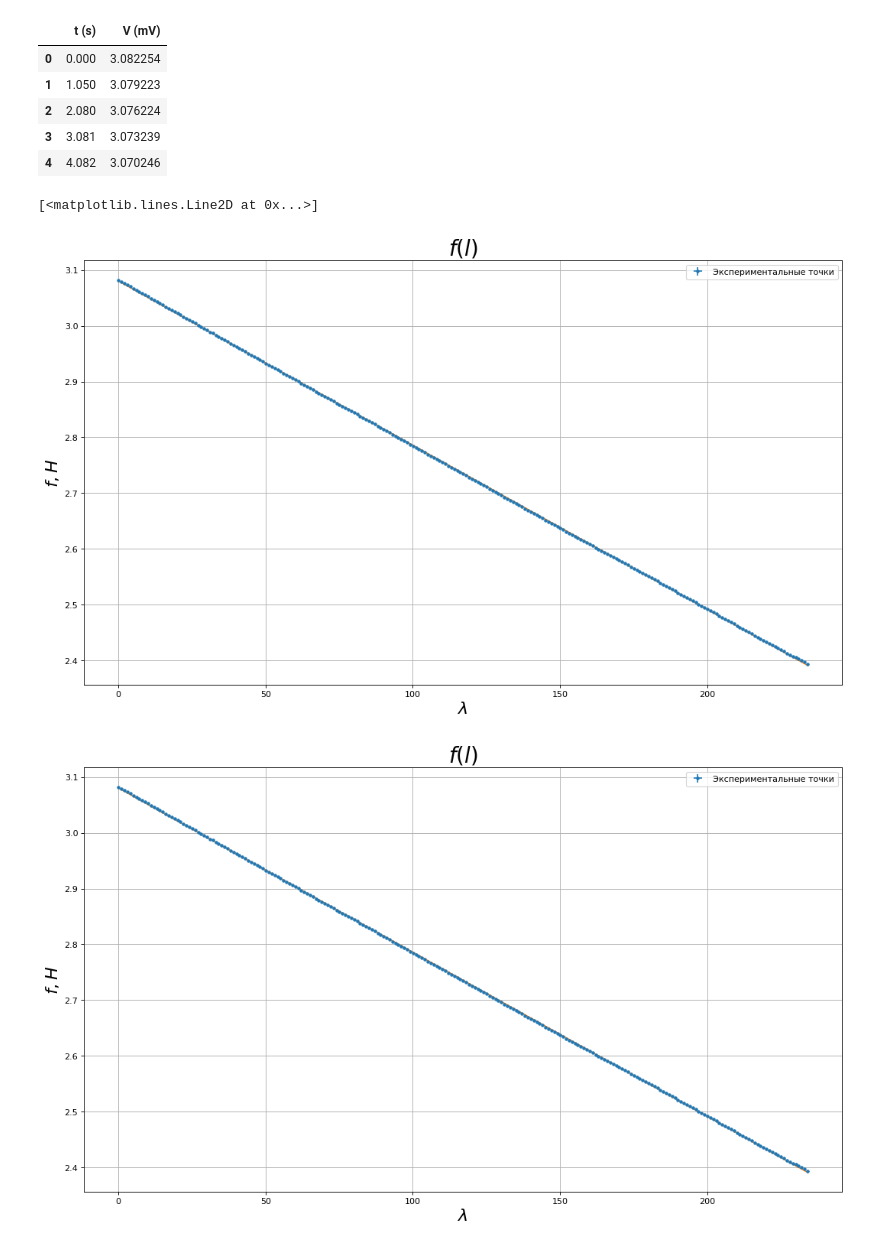
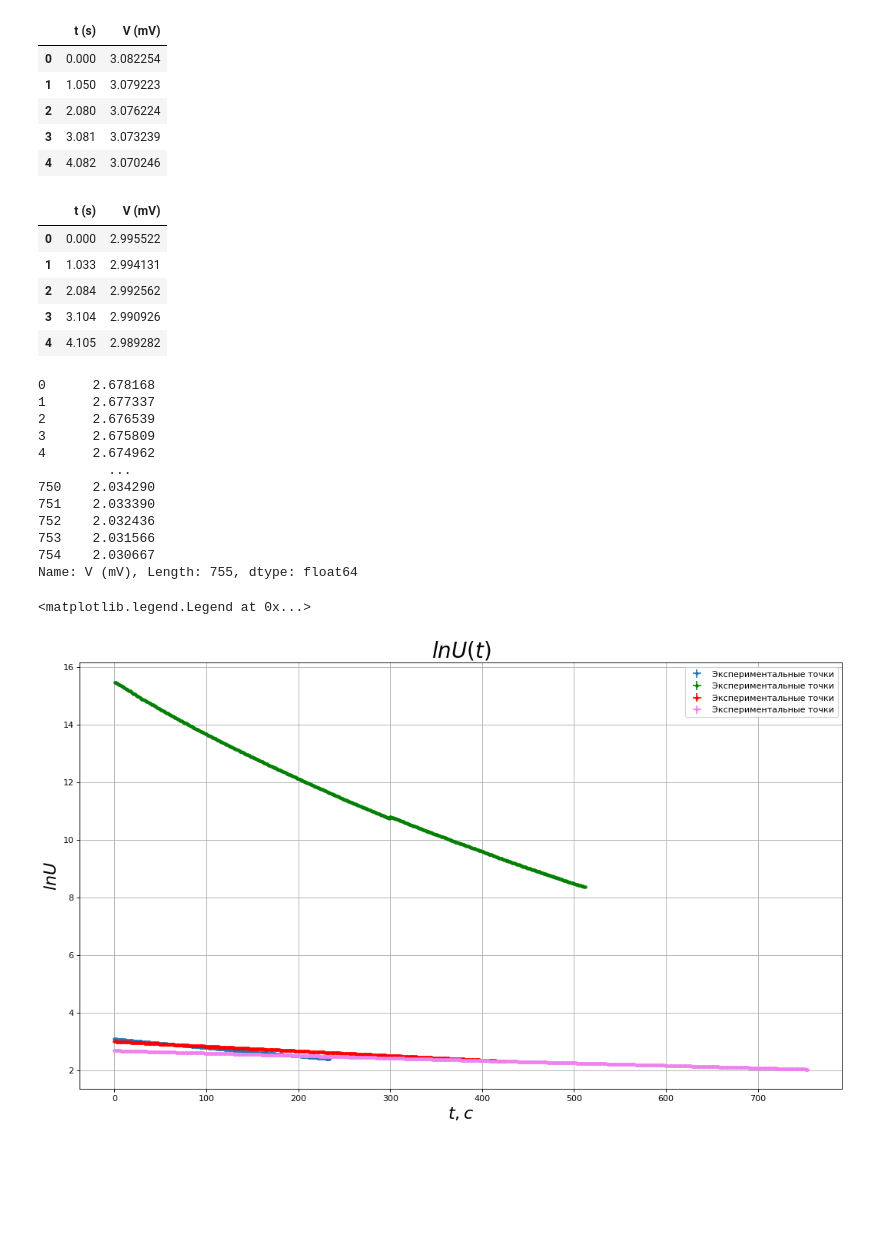
Before and after one commit to skolkovo-bba/labs3, a Jupyter notebook: 2.1.1/2.1.1наша.ipynb, the cells around one changed output. Saved outputs shown, nothing was run; the diff lists cells and outputs as text; code cells hidden in the pictures; blank space fills up the shorter version.

```diff
--- a/2.1.1/2.1.1наша.ipynb
+++ b/2.1.1/2.1.1наша.ipynb
@@ -56,29 +52,51 @@ m2.head()
 | 2 | 2.080 | 3.076224 |
 | 3 | 3.081 | 3.073239 |
 | 4 | 4.082 | 3.070246 |
+# %%
+m2=pd.read_csv('data2.csv')
+m2["t (s)"]
+m2["V (mV)"]=m2["V (mV)"].agg(np.log)
+m2.head()
+# %% [output]
+|  | t (s) | V (mV) |
+| 0 | 0.000 | 2.995522 |
+| 1 | 1.033 | 2.994131 |
+| 2 | 2.084 | 2.992562 |
+| 3 | 3.104 | 2.990926 |
+| 4 | 4.105 | 2.989282 |
+# %%
+m4=pd.read_csv('data4.csv')
+m4["t (s)"]
+m4["V (mV)"]=m4["V (mV)"].agg(get_var).agg(np.log)
+m4["V (mV)"]
+# %% [output]
+0      2.678168
+1      2.677337
+2      2.676539
+3      2.675809
+4      2.674962
+         ...
+750    2.034290
+751    2.033390
+752    2.032436
+753    2.031566
+754    2.030667
+Name: V (mV), Length: 755, dtype: float64
 # %%
 k1, b1 = curve_fit(line, m1["t (s)"], m1["V (mV)"])
-
+k2, b2 = curve_fit(line, m2["t (s)"], m2["V (mV)"])
+k3, b3 = curve_fit(line, m3["t (s)"], m3["V (mV)"])
+k4, b4 = curve_fit(line, m4["t (s)"], m4["V (mV)"])
 plt.figure(figsize=(16, 9), dpi=80)
 plt.errorbar(x=m1["t (s)"], xerr=m1["t (s)"].agg(get_err), y=m1["V (mV)"], yerr=m1["V (mV)"].agg(get_err), fmt='.', label='Экспериментальные точки')
-plt.title(r"$f(l)$", fontsize=25)
-plt.xlabel(r"$ \lambda $", fontsize=20)
-plt.ylabel(r"$f, H$", fontsize=20)
+plt.errorbar(x=m3["t (s)"], xerr=m3["t (s)"].agg(get_err), y=m3["V (mV)"], yerr=m3["V (mV)"].agg(get_err), fmt='.', label='Экспериментальные точки',  color="green")
+plt.errorbar(x=m2["t (s)"], xerr=m2["t (s)"].agg(get_err), y=m2["V (mV)"], yerr=m2["V (mV)"].agg(get_err), fmt='.', label='Экспериментальные точки', color="red")
+plt.errorbar(x=m4["t (s)"], xerr=m4["t (s)"].agg(get_err), y=m4["V (mV)"], yerr=m4["V (mV)"].agg(get_err), fmt='.', label='Экспериментальные точки', color="violet")
+plt.title(r"$lnU(t)$", fontsize=25)
+plt.xlabel(r"$ t, c $", fontsize=20)
+plt.ylabel(r"$lnU$", fontsize=20)
 plt.grid(True)
 plt.legend()
-plt.plot(m1["t (s)"].agg(get_var), line(m1["t (s)"].agg(get_var), get_var(k1), get_var(b1)), label="Истиная зависимость")
-
-k2, b2 = curve_fit(line, m2["t (s)"], m2["V (mV)"])
-
-plt.figure(figsize=(16, 9), dpi=80)
-plt.errorbar(x=m2["t (s)"], xerr=m2["t (s)"].agg(get_err), y=m2["V (mV)"], yerr=m2["V (mV)"].agg(get_err), fmt='.', label='Экспериментальные точки')
-plt.title(r"$f(l)$", fontsize=25)
-plt.xlabel(r"$ \lambda $", fontsize=20)
-plt.ylabel(r"$f, H$", fontsize=20)
-plt.grid(True)
-plt.legend()
-plt.plot(m2["t (s)"].agg(get_var), line(m2["t (s)"].agg(get_var), get_var(k2), get_var(b2)), label="Истиная зависимость")
 # %% [output]
-[<matplotlib.lines.Line2D at 0x...>]
+<matplotlib.legend.Legend at 0x...>
-[figure, old version]
+[figure, new version]
-[figure, removed]
```
Also changed, not shown: parts of 1 cell of this notebook, 2 other files.
